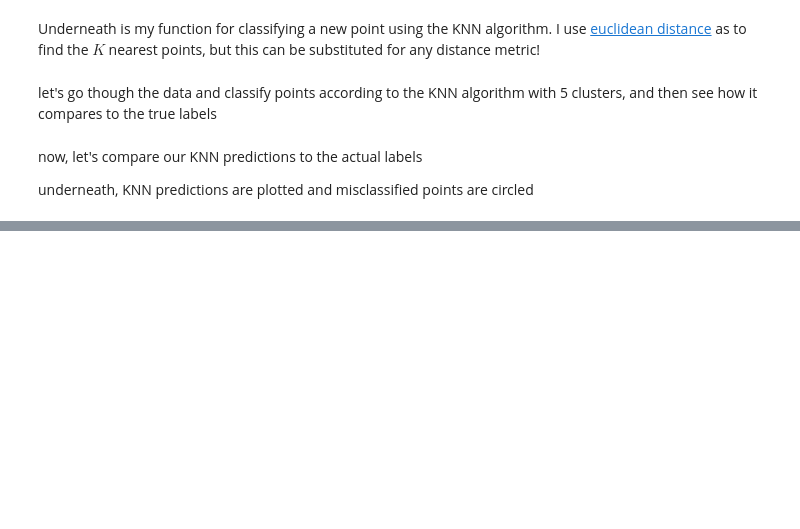
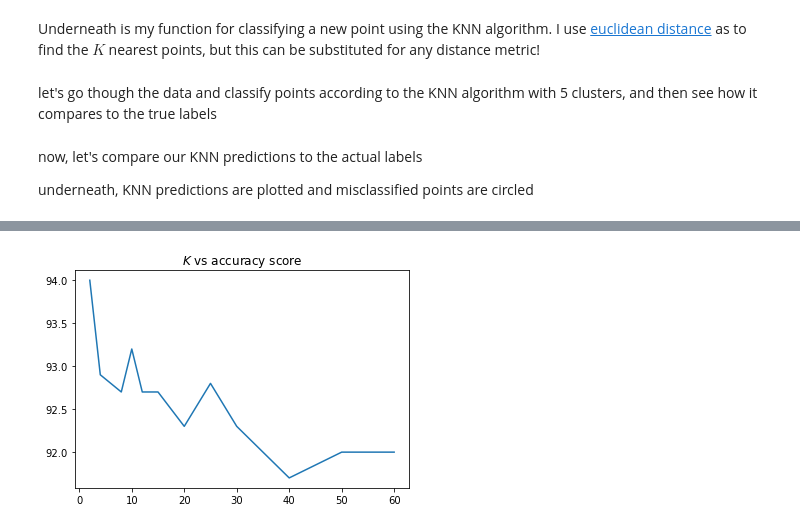
Before and after one commit to gconybear/pyISLR, a Jupyter notebook: 2. statistical learning.ipynb, the cells around one changed output, grey strips where cells are left out. Saved outputs shown, nothing was run; the diff lists cells and outputs as text; code cells hidden in the pictures; blank space fills up the shorter version.

```diff
--- a/2. statistical learning.ipynb
+++ b/2. statistical learning.ipynb
@@ -248,0 +364,6 @@ plt.show()
+# %%
+sns.lineplot(x=[x[0] for x in acc_scores], y=[x[1] for x in acc_scores])
+plt.title('$K$ vs accuracy score')
+plt.show()
+# %% [output]
+[figure, added]
```
Also changed, not shown: parts of 11 cells of this notebook.
